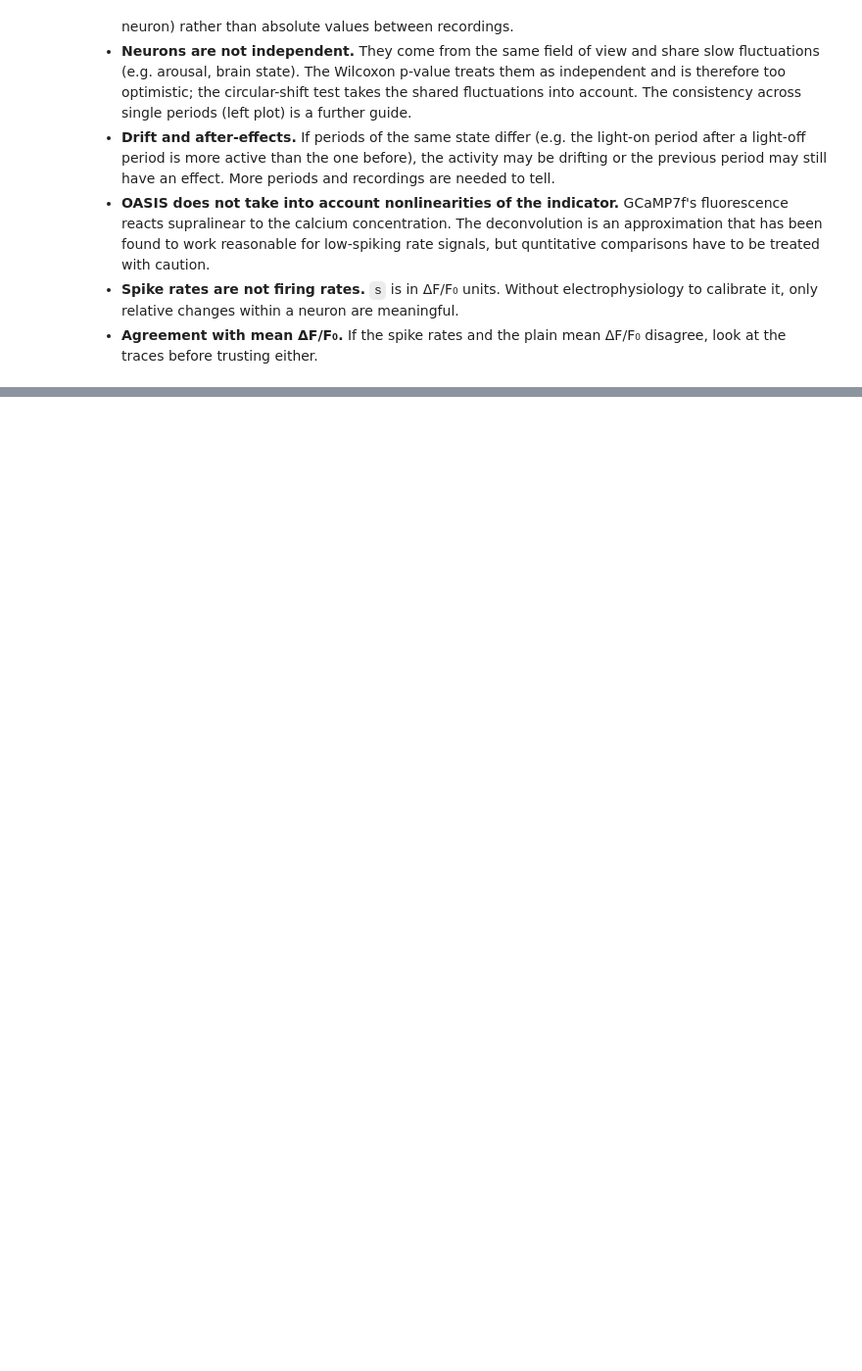
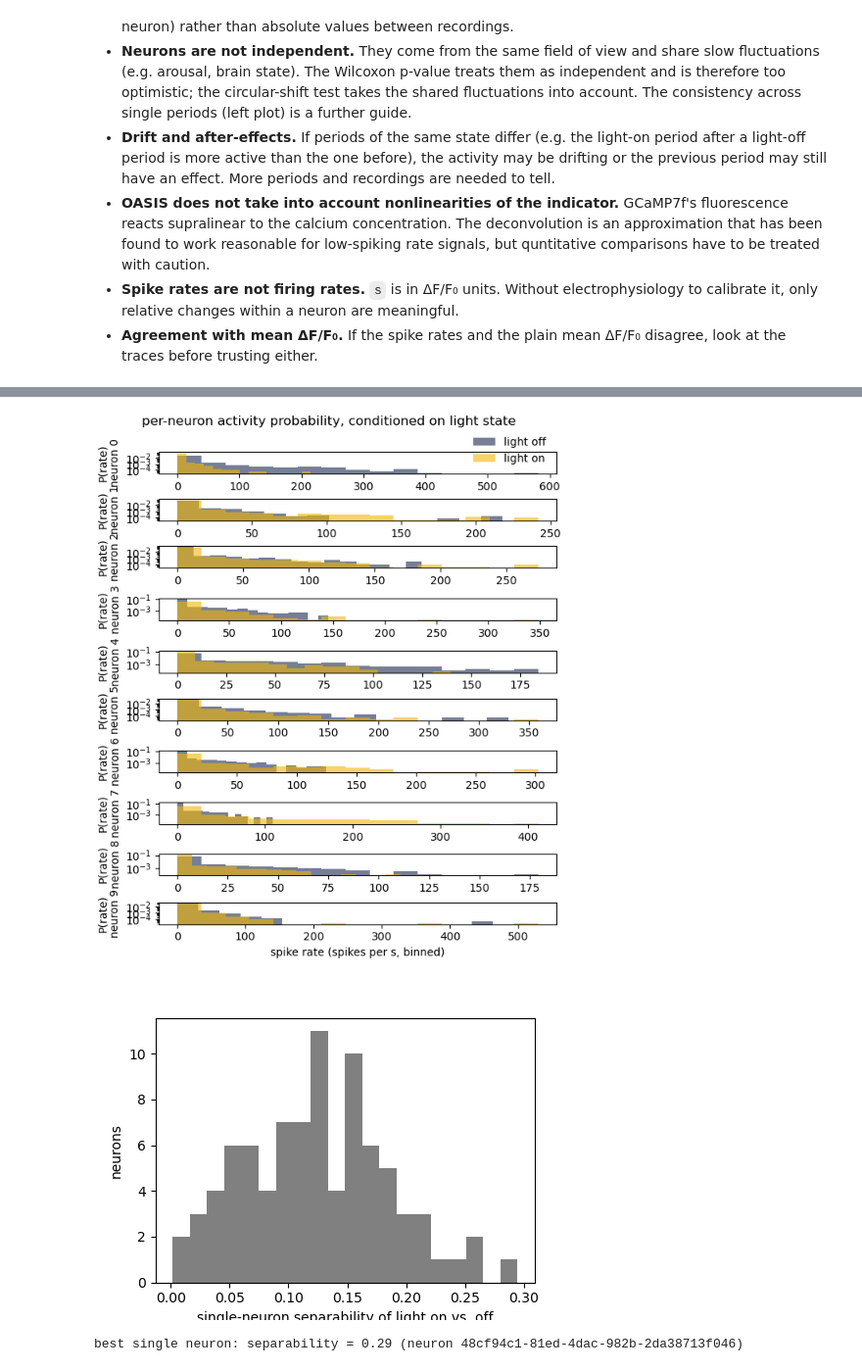
Before and after one commit to bbo-lab/TimeSeriesAnalysis_CaImaging_2026, a Jupyter notebook: light_dark/light_dark.ipynb, the cells around one changed output, grey strips where cells are left out. Shown at 98% size. Saved outputs shown, nothing was run; the diff lists cells and outputs as text; code cells hidden in the pictures; blank space fills up the shorter version.

```diff
--- a/light_dark/light_dark.ipynb
+++ b/light_dark/light_dark.ipynb
@@ -780,0 +937,40 @@ the count.
+# %%
+N_EXAMPLE_NEURONS = 10
+activity_bins=15
+
+fig, axs = plt.subplots(N_EXAMPLE_NEURONS, 1, figsize=(6, 7), sharex=False, layout="constrained")
+for ax, n in zip(axs, range(N_EXAMPLE_NEURONS)):
+    rate_on = X_all[y_all == 1, n]
+    rate_off = X_all[y_all == 0, n]
+    bins = np.linspace(0, max(rate_on.max(), rate_off.max(), 1e-9), activity_bins)
+    ax.hist(rate_off, bins=activity_bins, density=True, alpha=0.6, color=light_colors["off"], label="light off")
+    ax.hist(rate_on, bins=activity_bins, density=True, alpha=0.6, color=light_colors["on"], label="light on")
+    ax.set_yscale('log')
+    ax.set_ylabel(f"P(rate)\nneuron {n}")
+axs[0].legend(frameon=False)
+axs[-1].set_xlabel("spike rate (spikes per s, binned)")
+fig.suptitle("per-neuron activity probability, conditioned on light state")
+plt.show()
+
+# A simple, model-free separability score per neuron: how much the two conditional
+# distributions overlap, using the area under the ROC curve (0.5 = indistinguishable,
+# 0 or 1 = perfectly separable).
+from sklearn.metrics import roc_auc_score
+
+auc_per_neuron = np.array([
+    roc_auc_score(y_all, X_all[:, n]) if X_all[:, n].std() > 0 else 0.5
+    for n in range(X_all.shape[1])
+])
+separability = np.abs(auc_per_neuron - 0.5) * 2  # 0 = useless, 1 = perfect single-neuron decoder
+
+fig, ax = plt.subplots(figsize=(5, 3.5))
+ax.hist(separability, bins=20, color="0.5")
+ax.set_xlabel("single-neuron separability of light on vs. off\n(|AUC - 0.5| · 2)")
+ax.set_ylabel("neurons")
+plt.show()
+print(f"best single neuron: separability = {separability.max():.2f} "
+      f"(neuron {neuron_ids[np.argmax(separability)]})")
+# %% [output]
+[figure, added]
+[figure, added]
+best single neuron: separability = 0.29 (neuron 48cf94c1-81ed-4dac-982b-2da38713f046)
```
Also changed, not shown: parts of 23 cells of this notebook.
